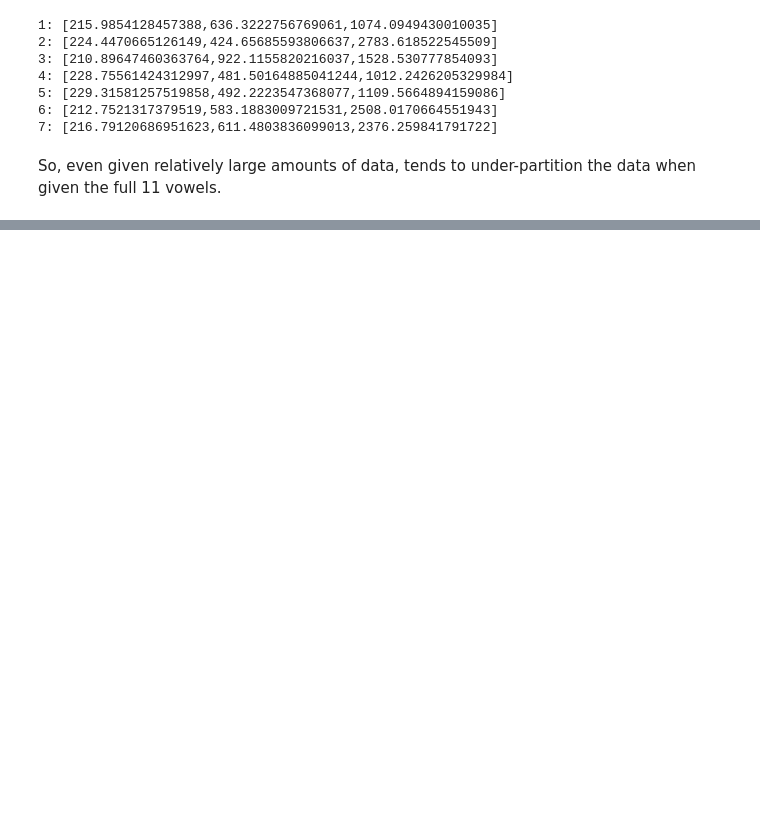
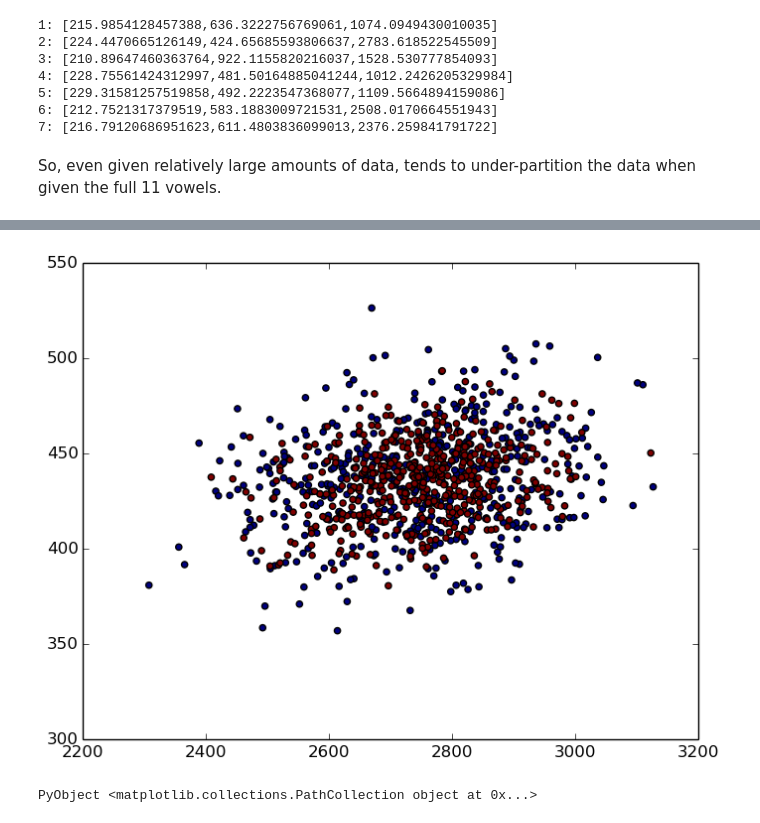
Before and after one commit to phasedchirp/dissertation, a Jupyter notebook: simulations1.ipynb, the cells around one changed output, grey strips where cells are left out. Cells and saved outputs as stored; diff of their text form; code cells hidden in the pictures; blank space fills up the shorter version.

```diff
--- a/simulations1.ipynb
+++ b/simulations1.ipynb
@@ -342,0 +368,10 @@ So, even given relatively large amounts of data, tends to under-partition the da
+# %%
+function sample(G::GaussND,s_type="posterior")
+    if s_type == "posterior"
+        sigma = rand(InverseWishart(G.nu,G.sigma));
+        mu = rand(MvNormal(G.mu,(G.sigma/G.kappa)));
+        return rand(MvNormal(mu,sigma))
+    else
+        return rand(MvNormal(G.mu,getsigma(G)))
+    end
+end
@@ -342,0 +405,22 @@ So, even given relatively large amounts of data, tends to under-partition the da
+# %%
+testvar2 = GaussND(5,[0;0;0;0;0],eye(5),0,0)
+for i=1:50
+    update(testvar2,iy_sample[2:6,i]);
+end
+
+out = Array(Float64,6,500)
+for i=1:500
+    out[:,i] = vcat(sample(testvar2),[1]);
+end
+
+out2 = Array(Float64,6,500)
+for i=1:500
+    out2[:,i] = vcat(sample(testvar2,"map"),[2]);
+end
+
+out3 = cat(2,out,out2)
+
+scatter(out3[3,:],out3[2,:],c=out3[6,:])
+# %% [output]
+[figure, added]
+PyObject <matplotlib.collections.PathCollection object at 0x...>
```
Also changed, not shown: parts of 10 cells of this notebook, 1 other file.
